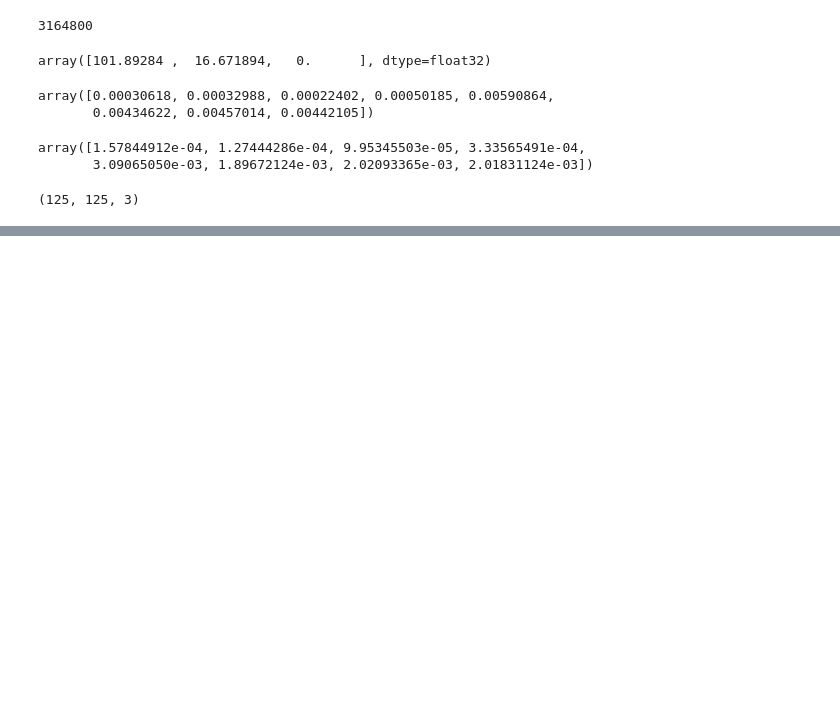
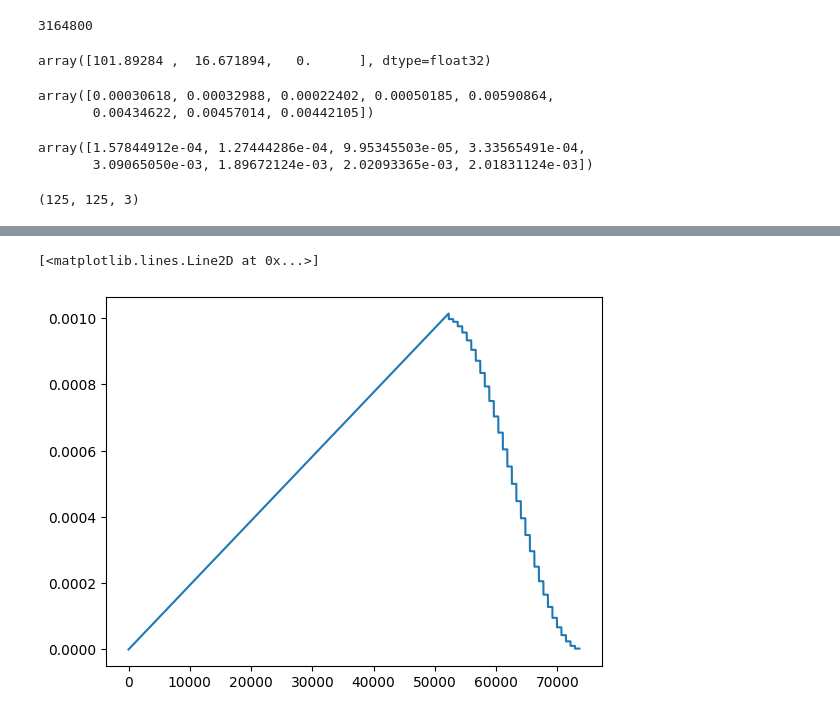
Before and after one commit to ML4SCI/E2E, a Jupyter notebook: E2E_MAE_Lokesh_Badisa/testing.ipynb, the cells around one changed output, grey strips where cells are left out. Saved outputs shown, nothing was run; the diff lists cells and outputs as text; code cells hidden in the pictures; blank space fills up the shorter version.

```diff
--- a/E2E_MAE_Lokesh_Badisa/testing.ipynb
+++ b/E2E_MAE_Lokesh_Badisa/testing.ipynb
@@ -203,0 +221,16 @@ std_vector.shape
+# %%
+warmup_epochs = 70.0
+min_lr = 0.0
+epochs = 100.0
+fixed_lr = 1e-3
+
+lr_lists = []
+
+for epoch in range(100):
+    for batch in range(736):
+        if epoch <= warmup_epochs:
+                lr = fixed_lr * (epoch+(batch/736)) / warmup_epochs
+        else:
+            lr = min_lr + (fixed_lr - min_lr) * 0.5 * \
+                (1. + math.cos(math.pi * (epoch - warmup_epochs) / (epochs - warmup_epochs)))
+        lr_lists.append(lr)
@@ -203,0 +257,5 @@ std_vector.shape
+# %%
+plt.plot(range(len(lr_lists)),lr_lists)
+# %% [output]
+[<matplotlib.lines.Line2D at 0x...>]
+[figure, added]
```
Also changed, not shown: parts of 9 cells of this notebook, 13 other files.
